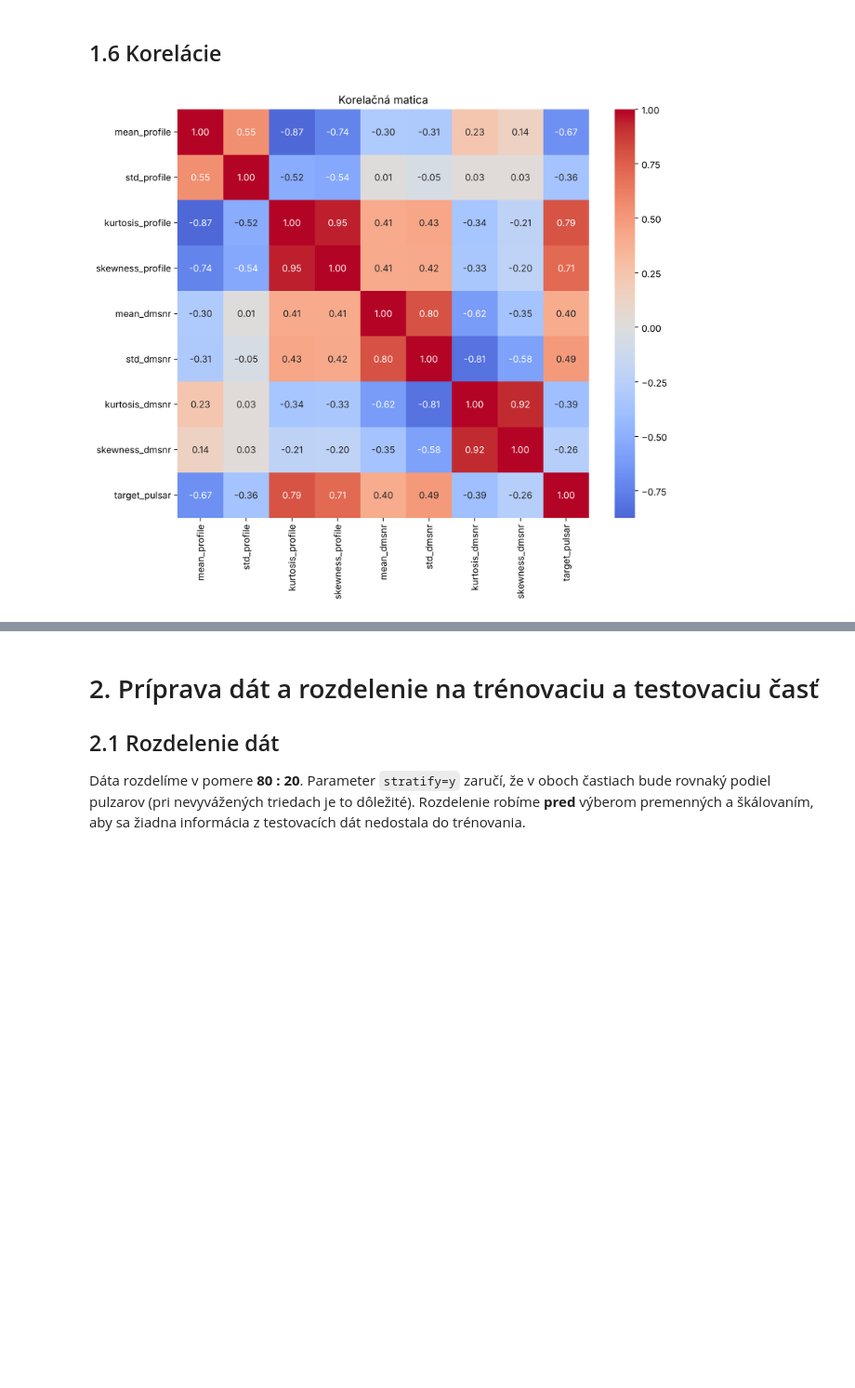
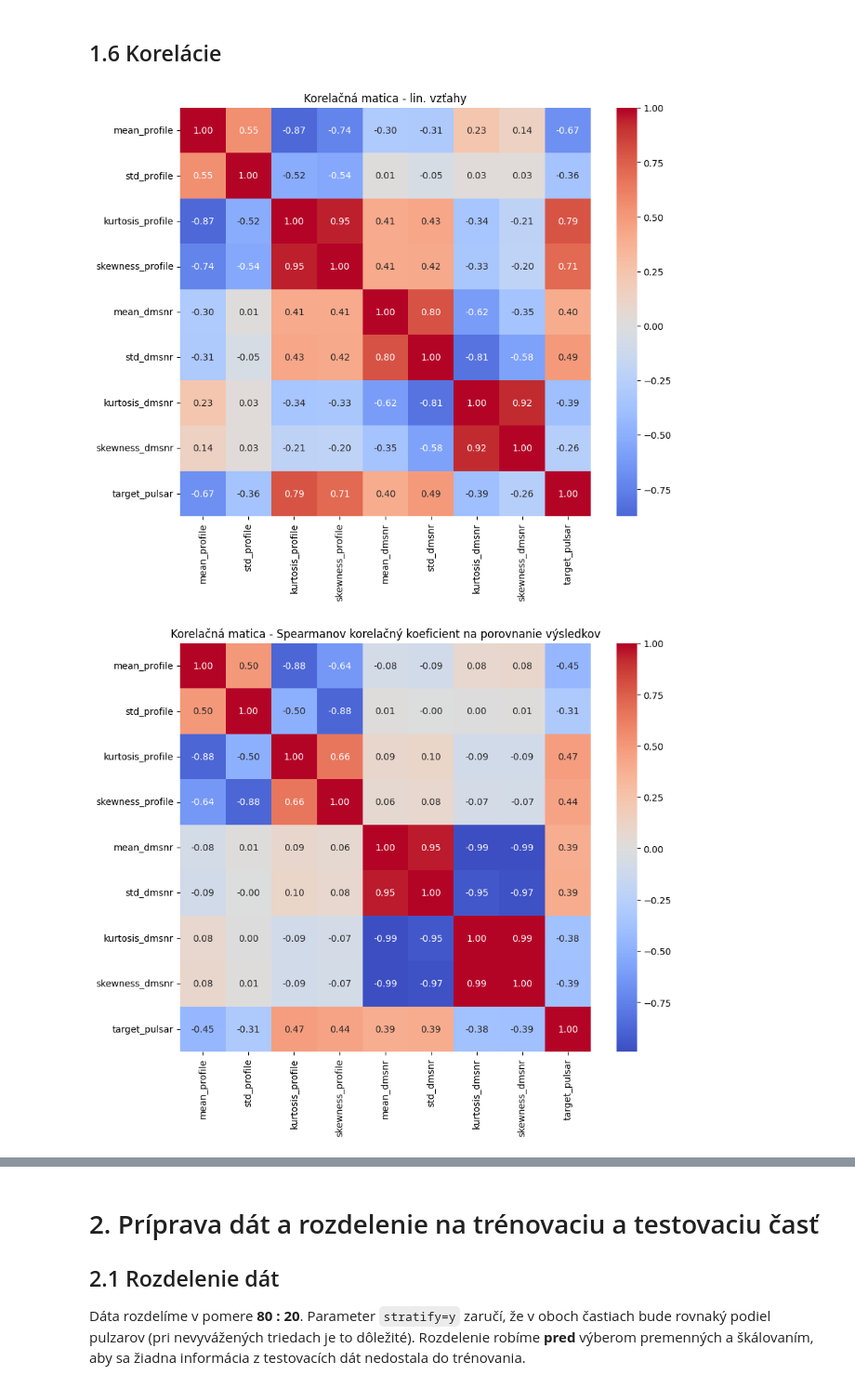
Before and after one commit to SimonaBednarikova/ML_pulsar_projekt_S1_r1, a Jupyter notebook: pulzary_projekt.ipynb, the cells around one changed output, grey strips where cells are left out. Shown at 93% size. Drawn from its saved outputs; the diff is of its cells as text; code cells hidden in the pictures; blank space fills up the shorter version.

```diff
--- a/pulzary_projekt.ipynb
+++ b/pulzary_projekt.ipynb
@@ -330,11 +356,18 @@ Odľahlých hodnôt je veľa (napr. 2 927 pri `mean_dmsnr`), no pri premenných
 # %% [markdown]
 ## 1.6 Korelácie
 # %%
-# korelačná matica všetkých premenných; annot=True vypíše hodnoty, center=0 dá nule bielu farbu
+# korelačná matica všetkých premenných
 plt.figure(figsize=(10, 8))
-sns.heatmap(df.corr(), annot=True, fmt=".2f", cmap="coolwarm", center=0)
-plt.title("Korelačná matica")
+sns.heatmap(df.corr(method="pearson"), annot=True, fmt=".2f", cmap="coolwarm", center=0)
+plt.title("Korelačná matica - lin. vzťahy")
 plt.show()
+
+# korelačná matica všetkých premenných
+plt.figure(figsize=(10, 8))
+sns.heatmap(df.corr(method="spearman"), annot=True, fmt=".2f", cmap="coolwarm", center=0)
+plt.title("Korelačná matica - Spearmanov korelačný koeficient na porovnanie výsledkov")
+plt.show()
 # %% [output]
-[figure, old version]
+[figure, new version]
+[figure, added]
 # %% [markdown]
```
Also changed, not shown: parts of 24 cells of this notebook.
